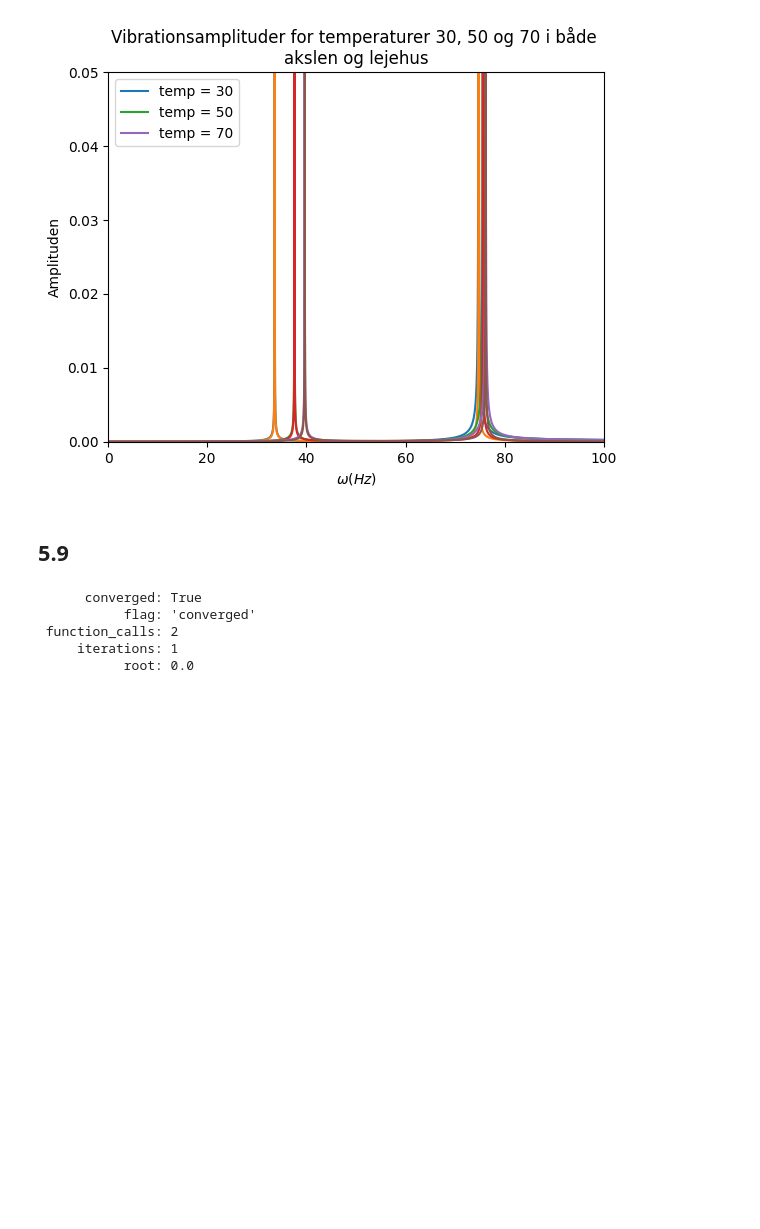
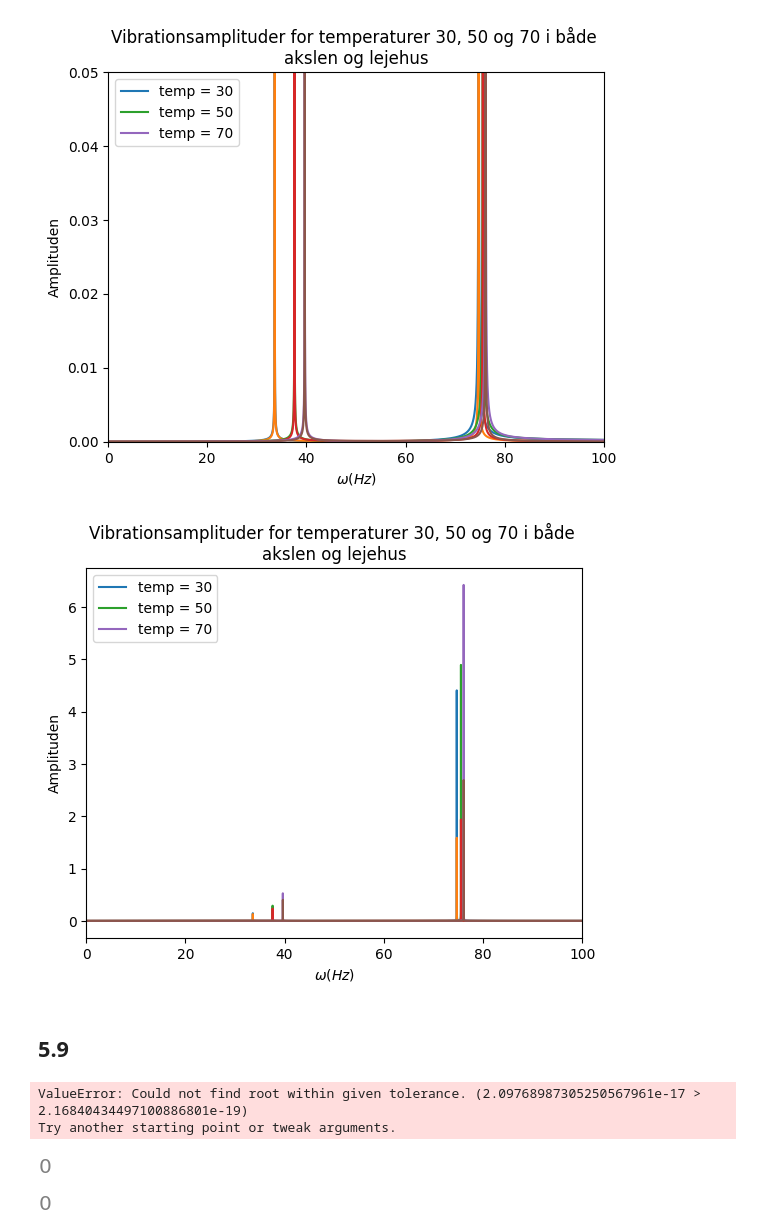
Before and after one commit to Apros7/Mat1Project, a Jupyter notebook: Opg 5.6 + 5.7.ipynb, the cells around one changed output. Cells and saved outputs as stored; diff of their text form; code cells hidden in the pictures; blank space fills up the shorter version.

```diff
--- a/Opg 5.6 + 5.7.ipynb
+++ b/Opg 5.6 + 5.7.ipynb
@@ -259,15 +245,44 @@ plt.legend()
 plt.show()
 # %% [output]
 [figure]
+# %%
+omega_ = np.linspace(0, 100, 1000000)
+plt.plot(omega_, ap1_30(omega_), label="temp = 30")
+plt.plot(omega_, ap2_30(omega_))
+plt.plot(omega_, ap1_50(omega_), label="temp = 50")
+plt.plot(omega_, ap2_50(omega_))
+plt.plot(omega_, ap1_70(omega_), label="temp = 70")
+plt.plot(omega_, ap2_70(omega_))
+plt.xlim(0, 100)
+plt.title("Vibrationsamplituder for temperaturer 30, 50 og 70 i både \nakslen og lejehus")
+plt.ylabel("Amplituden")
+plt.xlabel("$\omega (Hz)$")
+plt.legend()
+plt.show()
+# %% [output]
+[figure, added]
 # %% [markdown]
 ## 5.9
-# %%
-from scipy.optimize import root_scalar
-root = root_scalar(lambda omega: ap1_30(omega) - ap1_50(omega), bracket=[0, 100])
-root
-# %% [output]
-      converged: True
-           flag: 'converged'
- function_calls: 2
-     iterations: 1
-           root: 0.0
+# %%
+def skæringspunkter(first, second):
+    solutions = []
+    x_vals = np.linspace(0, 100, 10000)
+    for x in x_vals:
+        sol = nsolve(first - second, omega, x)
+        if sol not in solutions:
+            solutions.append(sol)
+    return solutions
+    #return nsolve(first-second, omega, (0, 100))
+
+skæringspunkter(z_tilde_30[0], z_tilde_50[0])
+# %% [output]
+ValueError: Could not find root within given tolerance. (2.09768987305250567961e-17 > 2.16840434497100886801e-19)
+Try another starting point or tweak arguments.
+# %%
+skæringspunkter(z_tilde_30[0], z_tilde_70[0])
+# %% [output]
+[figure, added]
+# %%
+skæringspunkter(z_tilde_50[0], z_tilde_70[0])
+# %% [output]
+[figure, added]
```
Also changed, not shown: parts of 3 cells of this notebook, 1 other file.
